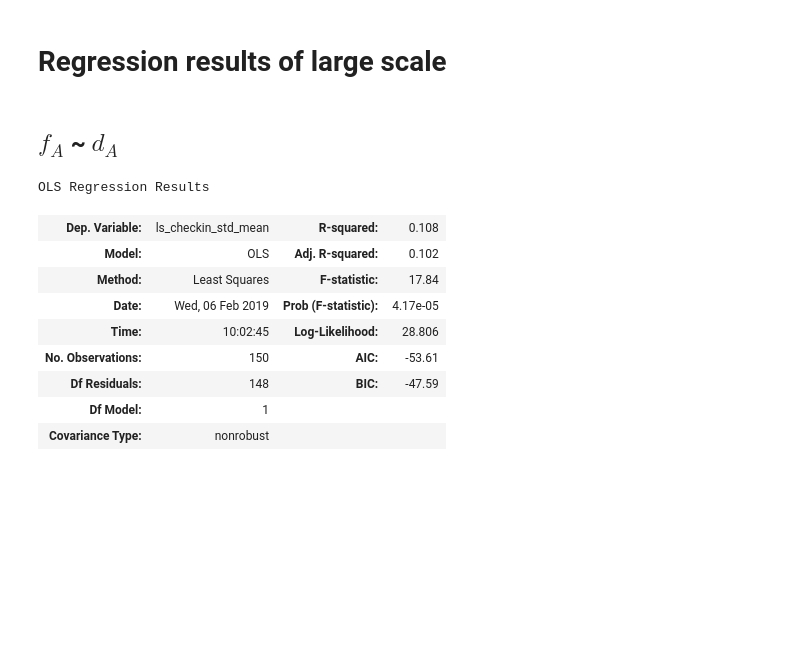
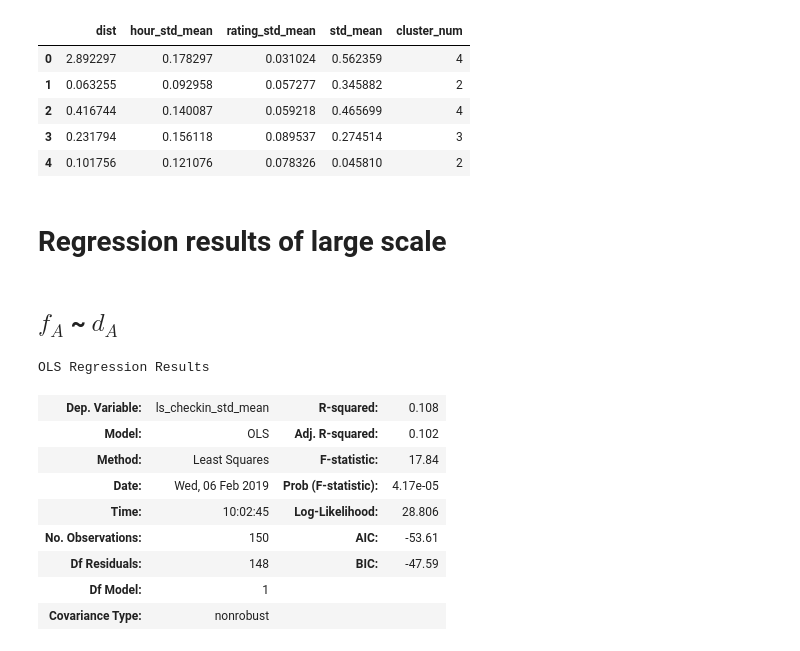
Before and after one commit to xinliupitt/Hotelling_Law, a Jupyter notebook: Union_Plot_Regressions.ipynb, the cells around one changed output. Cells and saved outputs as stored; diff of their text form; code cells hidden in the pictures; blank space fills up the shorter version.

```diff
--- a/Union_Plot_Regressions.ipynb
+++ b/Union_Plot_Regressions.ipynb
@@ -39,3 +80,12 @@ rest_very_small = pd.read_pickle('rest_very_small')
+# %%
+rest_very_small.head()
+# %% [output]
+|  | dist | hour_std_mean | rating_std_mean | std_mean | cluster_num |
+| 0 | 2.892297 | 0.178297 | 0.031024 | 0.562359 | 4 |
+| 1 | 0.063255 | 0.092958 | 0.057277 | 0.345882 | 2 |
+| 2 | 0.416744 | 0.140087 | 0.059218 | 0.465699 | 4 |
+| 3 | 0.231794 | 0.156118 | 0.089537 | 0.274514 | 3 |
+| 4 | 0.101756 | 0.121076 | 0.078326 | 0.045810 | 2 |
 # %% [markdown]
 # Regression results of large scale
 # %% [markdown]
```
Also changed, not shown: parts of 4 cells of this notebook.
